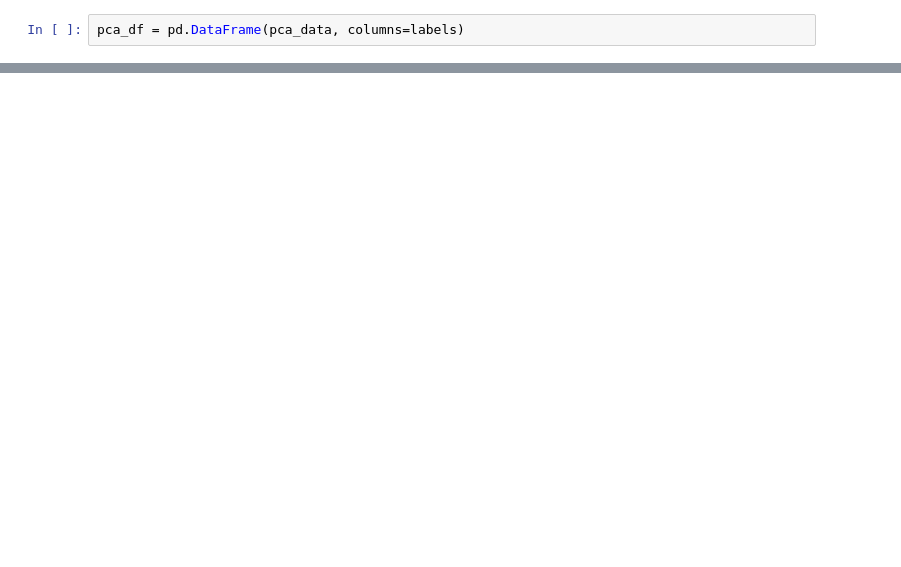
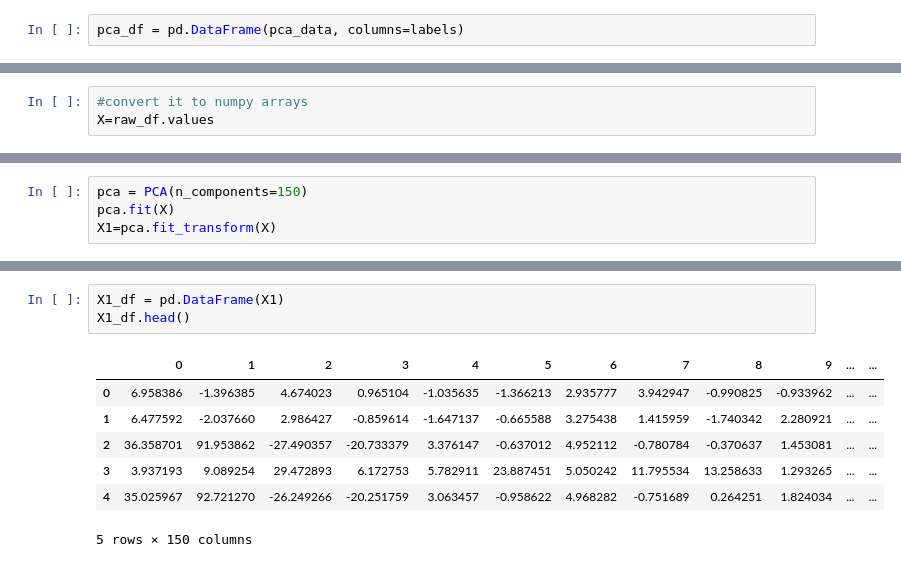
Before and after one commit to sigmanudude/ResidentialEnergyPrediction, a Jupyter notebook: PCAfinal.ipynb, the cells around one changed output, grey strips where cells are left out. Saved outputs shown, nothing was run; the diff lists cells and outputs as text; blank space fills up the shorter version.

```diff
--- a/PCAfinal.ipynb
+++ b/PCAfinal.ipynb
@@ -96,0 +102,3 @@ dtype: float64
+# %%
+#convert it to numpy arrays
+X=raw_df.values
@@ -96,0 +146,4 @@ dtype: float64
+# %%
+pca = PCA(n_components=150)
+pca.fit(X)
+X1=pca.fit_transform(X)
@@ -97 +166,12 @@ dtype: float64
+# %%
+X1_df = pd.DataFrame(X1)
+X1_df.head()
+# %% [output]
+|  | 0 | 1 | 2 | 3 | 4 | 5 | 6 | 7 | 8 | 9 | ... | ... |
+| 0 | 6.958386 | -1.396385 | 4.674023 | 0.965104 | -1.035635 | -1.366213 | 2.935777 | 3.942947 | -0.990825 | -0.933962 | ... | ... |
+| 1 | 6.477592 | -2.037660 | 2.986427 | -0.859614 | -1.647137 | -0.665588 | 3.275438 | 1.415959 | -1.740342 | 2.280921 | ... | ... |
+| 2 | 36.358701 | 91.953862 | -27.490357 | -20.733379 | 3.376147 | -0.637012 | 4.952112 | -0.780784 | -0.370637 | 1.453081 | ... | ... |
+| 3 | 3.937193 | 9.089254 | 29.472893 | 6.172753 | 5.782911 | 23.887451 | 5.050242 | 11.795534 | 13.258633 | 1.293265 | ... | ... |
+| 4 | 35.025967 | 92.721270 | -26.249266 | -20.251759 | 3.063457 | -0.958622 | 4.968282 | -0.751689 | 0.264251 | 1.824034 | ... | ... |
+5 rows × 150 columns
 # %%
```
Also changed, not shown: parts of 16 cells of this notebook.
